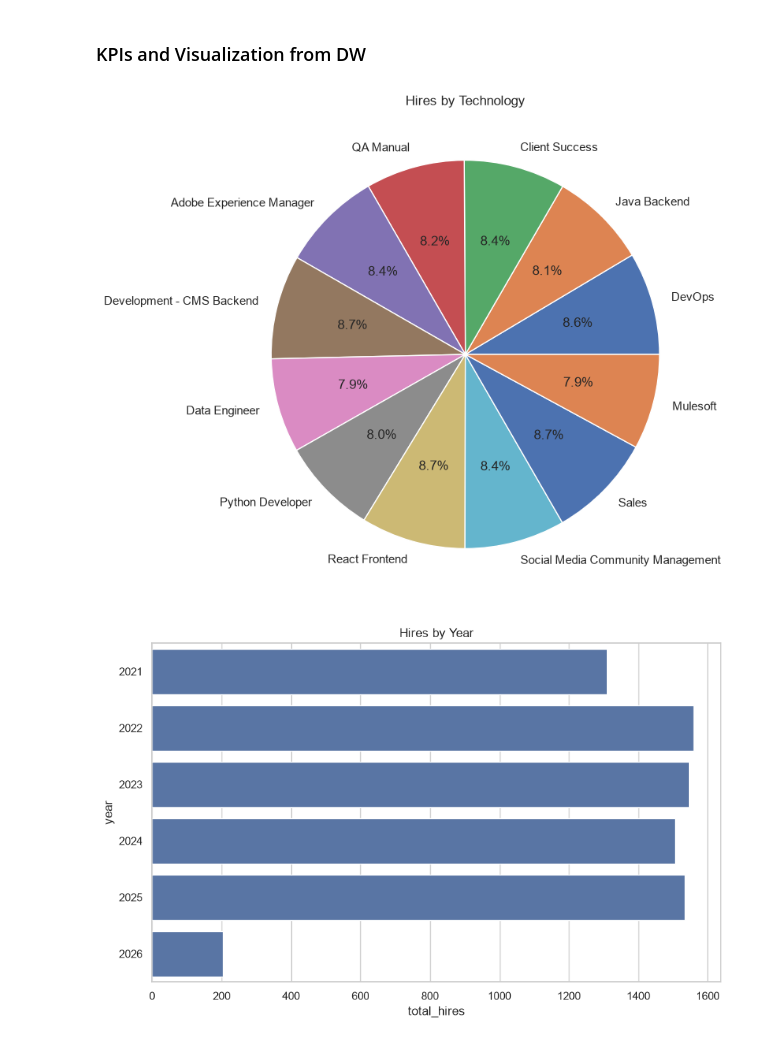
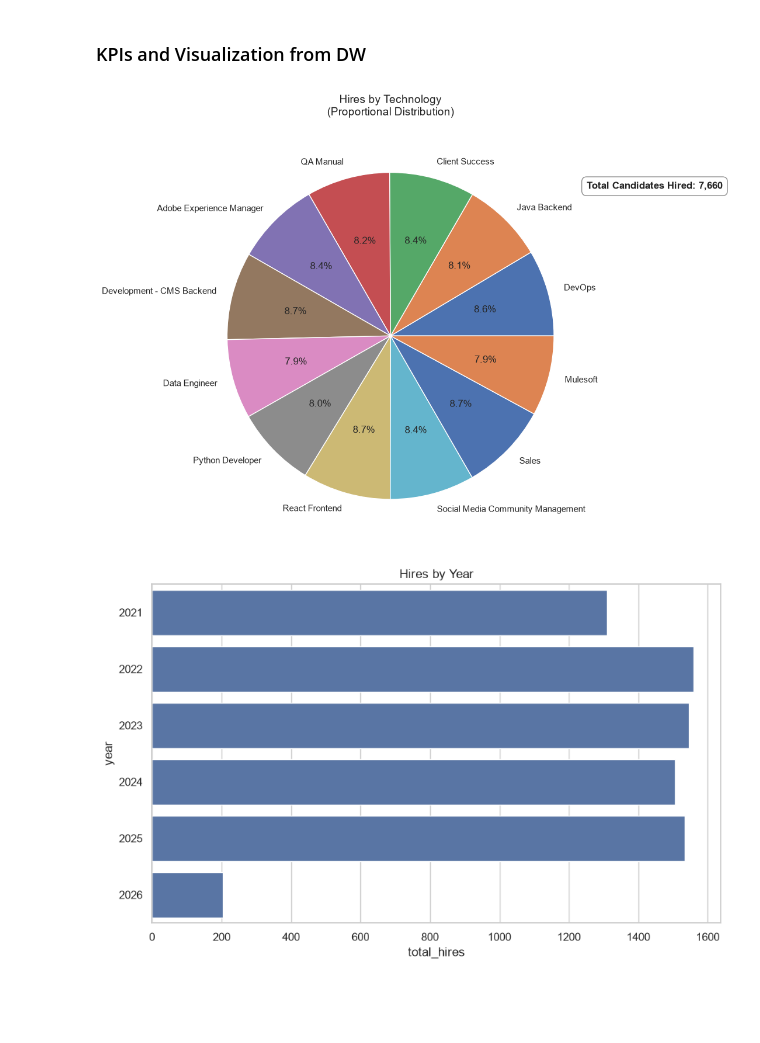
Before and after one commit to JheffreyUrbano/candidate-selection-etl, a Jupyter notebook: etl_candidates_csv.ipynb, the cells around one changed output. Saved outputs shown, nothing was run; the diff lists cells and outputs as text; code cells hidden in the pictures; blank space fills up the shorter version.

Commit message:
calculates total of hired people

```diff
--- a/etl_candidates_csv.ipynb
+++ b/etl_candidates_csv.ipynb
@@ -243,12 +229,35 @@ query_tech = """
 SELECT t.technology_name, COUNT(f.application_id) as total_hires
 FROM fact_applications f
 JOIN dim_technology t ON f.technology_id = t.technology_id
-WHERE f.is_hired = true GROUP BY t.technology_name;
+WHERE f.is_hired = true
+GROUP BY t.technology_name;
 """
 df_tech = pd.read_sql(query_tech, engine)
-plt.figure(figsize=(8, 8))
-plt.pie(df_tech['total_hires'], labels=df_tech['technology_name'], autopct='%1.1f%%')
-plt.title('Hires by Technology')
+
+total_hired = df_tech['total_hires'].sum()
+
+# set pie chart
+fig, ax = plt.subplots(figsize=(10, 8))
+wedges, texts, autotexts = ax.pie(
+    df_tech['total_hires'],
+    labels=df_tech['technology_name'],
+    autopct='%1.1f%%'
+)
+
+# Añadir el título
+plt.title('Hires by Technology\n(Proportional Distribution)', fontsize=14, pad=20)
+
+# Añadir el cuadro de texto con el total
+bbox_props = dict(boxstyle="round,pad=0.5", fc="white", ec="gray", lw=1, alpha=0.9)
+ax.text(
+    1.2, 0.9, # Posición (x, y) fuera del pastel principal
+    f"Total Candidates Hired: {total_hired:,}",
+    fontsize=12,
+    fontweight='bold',
+    bbox=bbox_props
+)
+
+plt.tight_layout()
 plt.show()
 
 # b. Hires by year (Horizontal bar chart)
@@ -266,34 +275,34 @@ plt.show()
 
 # c. Hires by seniority (Bar chart)
 query_seniority = """
 SELECT s.seniority_name, COUNT(f.application_id) as total_hires
 FROM fact_applications f
 JOIN dim_seniority s ON f.seniority_id = s.seniority_id
 WHERE f.is_hired = true GROUP BY s.seniority_name;
 """
 df_seniority = pd.read_sql(query_seniority, engine)
 plt.figure(figsize=(10, 6))
 sns.barplot(data=df_seniority, x='seniority_name', y='total_hires')
 plt.title('Hires by Seniority')
 plt.show()
 
 # d. Hires by country over years (Multiline chart)
 query_country = """
 SELECT c.country_name, d.year, COUNT(f.application_id) as total_hires
 FROM fact_applications f
 JOIN dim_country c ON f.country_id = c.country_id
 JOIN dim_date d ON f.date_id = d.date_id
 WHERE f.is_hired = true AND c.country_name IN ('United States of America', 'Brazil', 'Colombia', 'Ecuador')
 GROUP BY c.country_name, d.year ORDER BY d.year, c.country_name;
 """
 df_country = pd.read_sql(query_country, engine)
 plt.figure(figsize=(12, 6))
 sns.lineplot(data=df_country, x='year', y='total_hires', hue='country_name', marker='o')
 plt.title('Hires by Country Over Years')
 plt.xticks(df_country['year'].unique().astype(int))
 plt.show()
 # %% [output]
-[figure, old version]
+[figure, new version]
 [figure]
 [figure]
 [figure]
```
Also changed, not shown: parts of 2 cells of this notebook.
